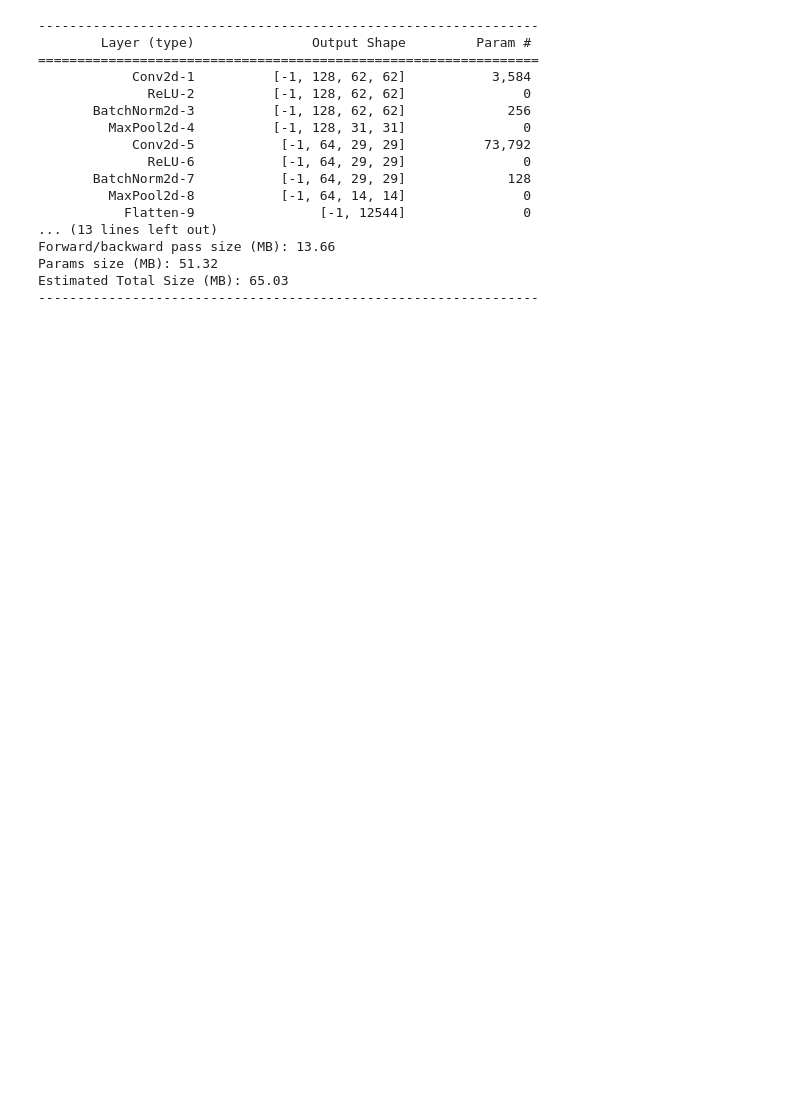
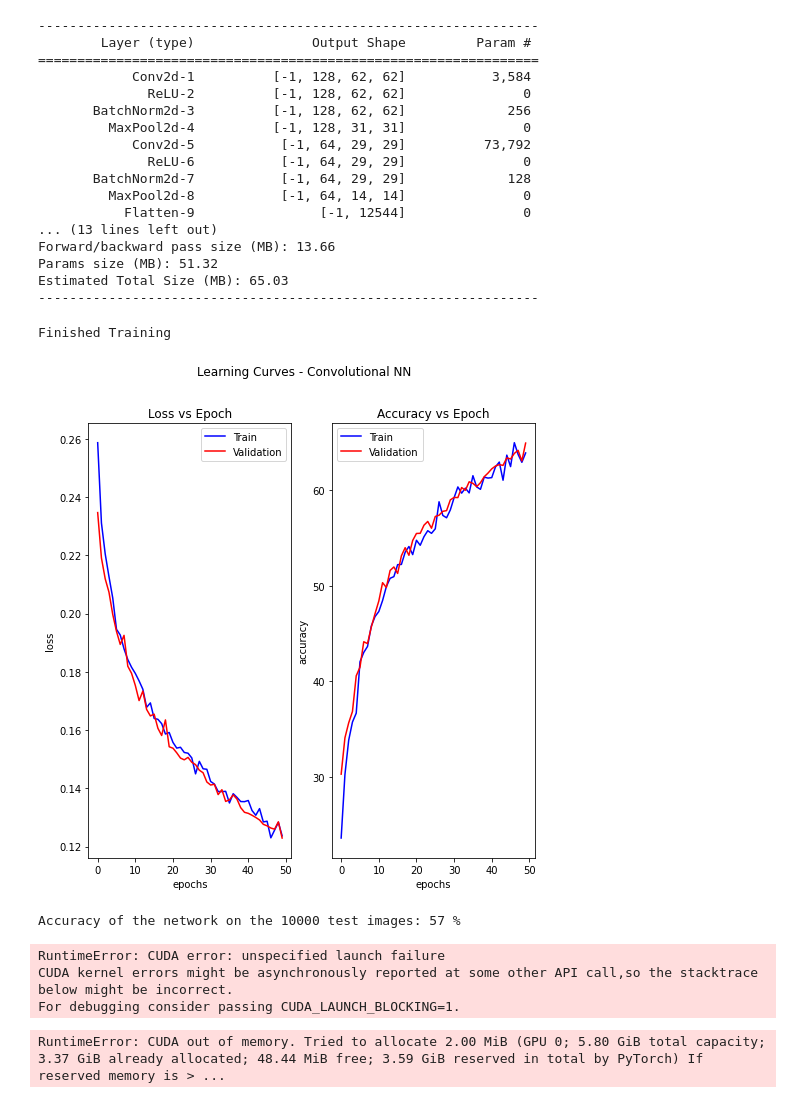
Before and after one commit to moshebeutel/DL_BIU, a Jupyter notebook: ex3/DeepLearningEx3Notebook.ipynb, the cells around one changed output. Drawn from its saved outputs; the diff is of its cells as text; code cells hidden in the pictures; blank space fills up the shorter version.

```diff
--- a/ex3/DeepLearningEx3Notebook.ipynb
+++ b/ex3/DeepLearningEx3Notebook.ipynb
@@ -282,8 +357,8 @@ class ConvNN(nn.Module):
 			nn.ReLU(),
 			nn.BatchNorm2d(64),
 			nn.MaxPool2d(2),
-		)
-		self.flatten = nn.Flatten()
+		).to(device)
+		self.flatten = nn.Flatten().to(device)
 		self.linear_relu_stack = nn.Sequential(
 			nn.Linear(12544, 1024),
 			nn.ReLU(),
@@ -292,13 +367,22 @@ class ConvNN(nn.Module):
             nn.ReLU(),
 			nn.Dropout(0.5),
 			nn.Linear(512, 10)
-		)
+		).to(device)
+
+		self.num_epochs = 0
+		self.train_loss_list = []
+		self.val_loss_list = []
+		self.train_accuracy = []
+		self.val_accuracy = []
 
 	def forward(self, x):
 		x = self.feature_extraction(x)
 		x = self.flatten(x)
 		logits = self.linear_relu_stack(x)
 		return logits
+
+	def history(self):
+		return self.train_loss_list, self.val_loss_list, self.train_accuracy, self.val_accuracy, self.num_epochs
 # %%
 net = ConvNN().to(device)
 summary(net, (num_channels, cropped_size, cropped_size))
@@ -324,0 +407,10 @@ train(net, trainloader)
+# %%
+train(net, trainloader)
+show_learning_curve(*net.history(), title="Learning Curves - Convolutional NN")
+# %% [output]
+Finished Training
+[figure, added]
+# %%
+test(net,testloader)
+# %% [output]
+Accuracy of the network on the 10000 test images: 57 %
@@ -325,2 +456,15 @@ train(net, trainloader)
+# %%
+torch.cuda.empty_cache()
+# net = MobileNetV2FetureExt_FrozenNN()
+# summary(net, (num_channels, cropped_size, cropped_size))
+# %% [output]
+RuntimeError: CUDA error: unspecified launch failure
+CUDA kernel errors might be asynchronously reported at some other API call,so the stacktrace below might be incorrect.
+For debugging consider passing CUDA_LAUNCH_BLOCKING=1.
+# %%
+train(net, trainloader,200)
+show_learning_curve(*net.history(), title="Learning Curves - MobileNetV2 (Frozen Conv Blocks)")
+# %% [output]
+RuntimeError: CUDA out of memory. Tried to allocate 2.00 MiB (GPU 0; 5.80 GiB total capacity; 3.37 GiB already allocated; 48.44 MiB free; 3.59 GiB reserved in total by PyTorch) If reserved memory is > ...
 # %%
 class MobileNetV2FetureExtNN(nn.Module):
```
Also changed, not shown: parts of 20 cells of this notebook, 2 other files.
